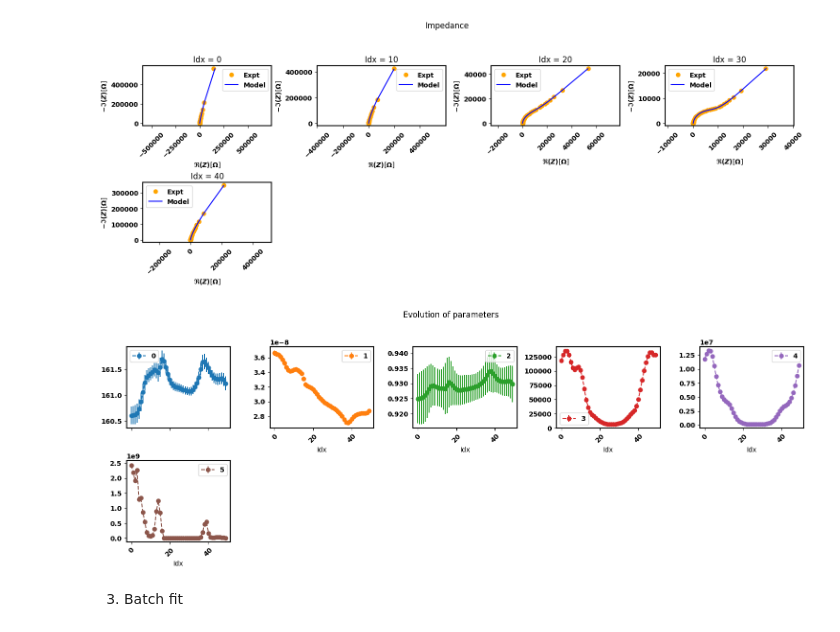
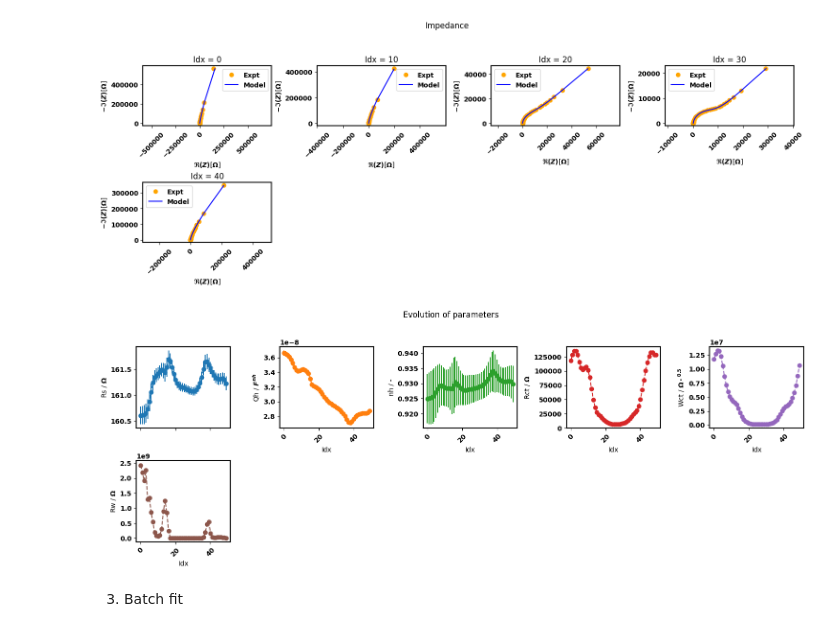
Before and after one commit to richinex/pymultieis, a Jupyter notebook: docs/source/examples/batch-fit-vs-sequential-fit.ipynb, the cells around one changed output. Drawn from its saved outputs; the diff is of its cells as text; code cells hidden in the pictures.

```diff
--- a/docs/source/examples/batch-fit-vs-sequential-fit.ipynb
+++ b/docs/source/examples/batch-fit-vs-sequential-fit.ipynb
@@ -43,6 +43,8 @@ p0 = torch.as_tensor([1.6295e+02, 3.0678e-08, 9.3104e-01, 1.1865e+04, 4.7125e+05
 bounds = [[1e-15,1e15], [1e-8, 1e2], [1e-1,1e0], [1e-15,1e15], [1e-15,1e15], [1e-15,1e15]]
 
 smf_modulus = torch.as_tensor([1., 1., 1., 1., 1., 1.]) # Smoothing factor used with the modulus
+
+labels = {"Rs":"$\Omega$", "Qh":"$F^{nh}$", "nh":"-", "Rct":"$\Omega$", "Wct":"$\Omega\cdot^{0.5}$", "Rw":"$\Omega$"}
 # %%
 eis_redox_sequential = Multieis(p0, F, Y, bounds, smf_modulus, redox, weight= 'modulus', immittance='admittance')
 # %% [markdown]
@@ -95,9 +110,9 @@ eis_redox_sequential.plot_nyquist(steps=10)
 [figure]
 [figure]
 # %%
-eis_redox_sequential.plot_params(show_errorbar = True)
+eis_redox_sequential.plot_params(show_errorbar = True, labels = labels)
 # %% [output]
-[figure, old version]
+[figure, new version]
 # %% [markdown]
 3. Batch fit
 # %%
```
Also changed, not shown: parts of 7 cells of this notebook, 12 other files.
